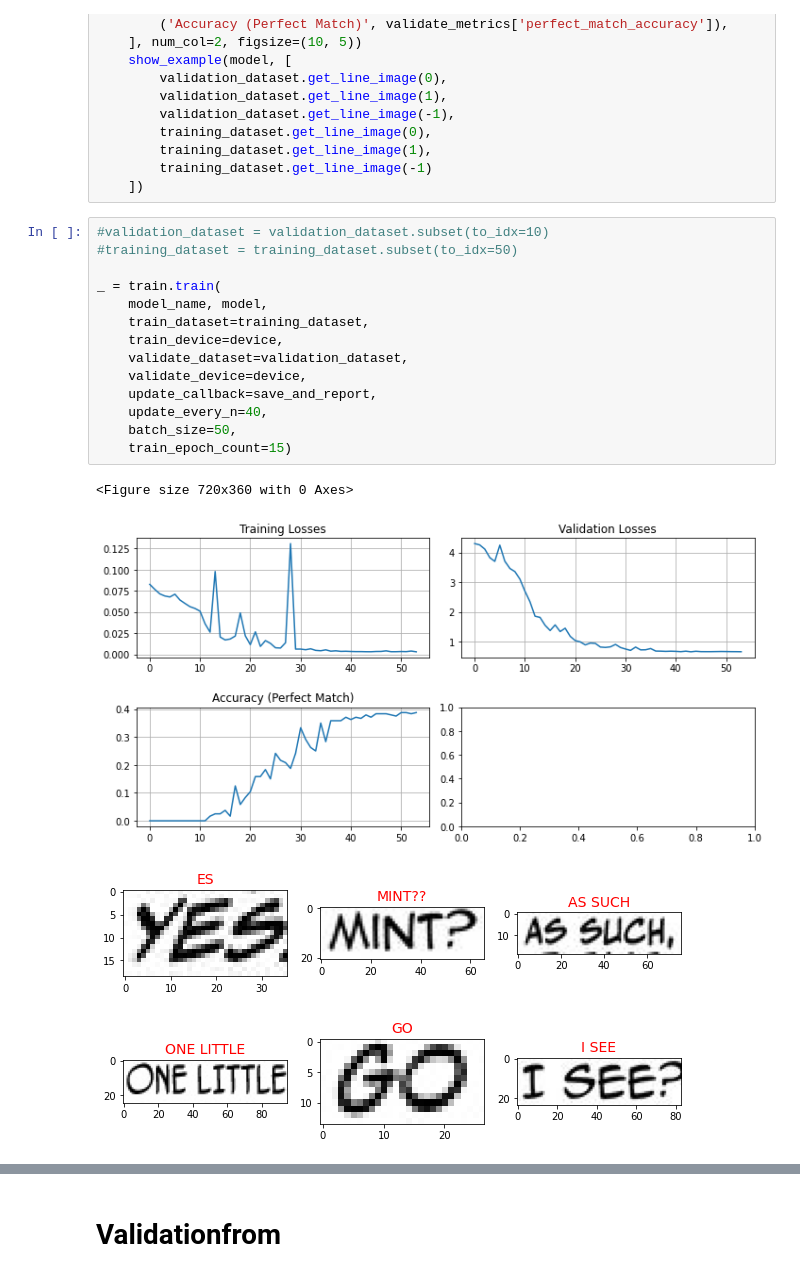
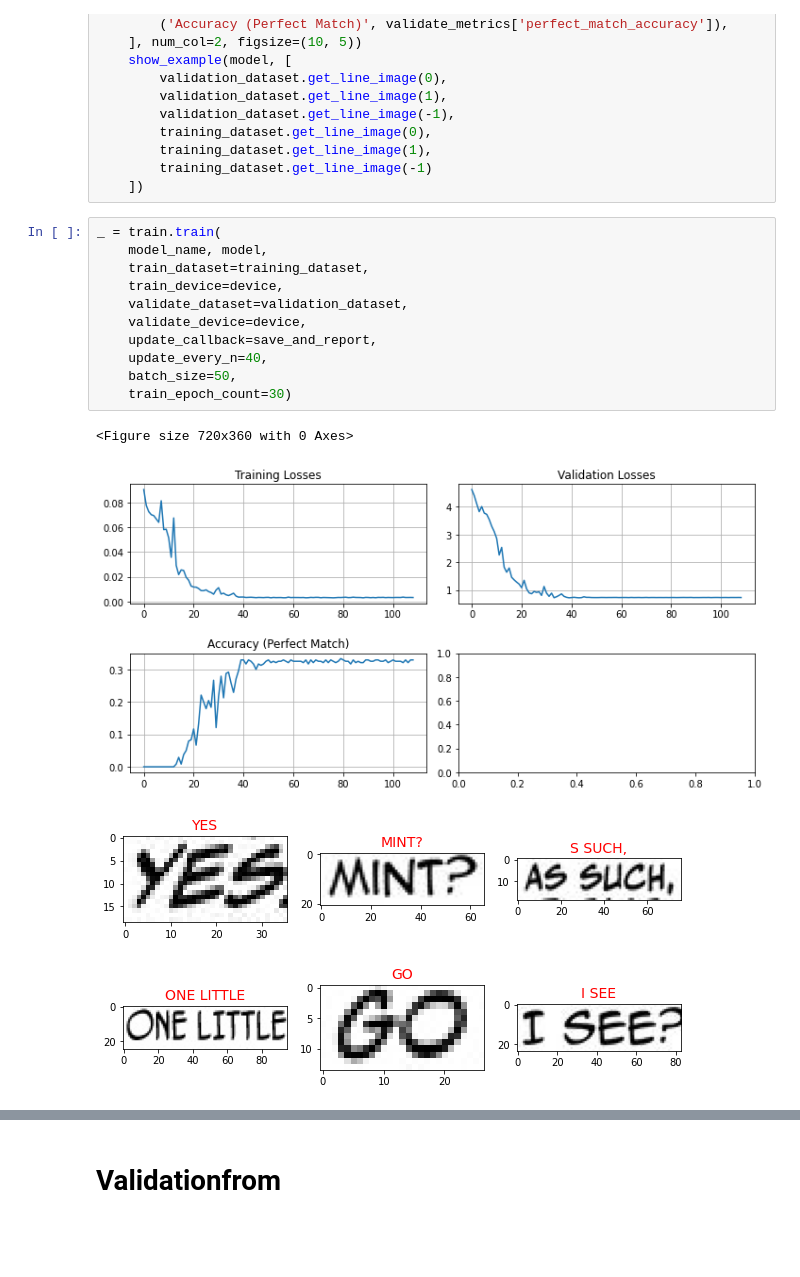
Before and after one commit to wanasit/comic-ocr, a Jupyter notebook: notebooks/Train Recognition Model (default, CRNN small).ipynb, the cells around one changed output, grey strips where cells are left out. Cells and saved outputs as stored; diff of their text form; blank space fills up the shorter version.

Commit message:
Fix: Improve recognition model training

```diff
--- a/notebooks/Train Recognition Model (default, CRNN small).ipynb
+++ b/notebooks/Train Recognition Model (default, CRNN small).ipynb
@@ -156,23 +156,20 @@ def save_and_report(step, train_metrics, validate_metrics):
         training_dataset.get_line_image(-1)
     ])
 # %%
-#validation_dataset = validation_dataset.subset(to_idx=10)
-#training_dataset = training_dataset.subset(to_idx=50)
-
 _ = train.train(
     model_name, model,
     train_dataset=training_dataset,
     train_device=device,
     validate_dataset=validation_dataset,
     validate_device=device,
     update_callback=save_and_report,
     update_every_n=40,
     batch_size=50,
-    train_epoch_count=15)
+    train_epoch_count=30)
 # %% [output]
 <Figure size 720x360 with 0 Axes>
-[figure, old version]
+[figure, new version]
-[figure, old version]
+[figure, new version]
 # %%
 optimizer = torch.optim.SGD(model.parameters(), lr=0.001, nesterov=True, weight_decay=1e-5, momentum=0.9)
 
```
Also changed, not shown: parts of 4 cells of this notebook, 7 other files.
